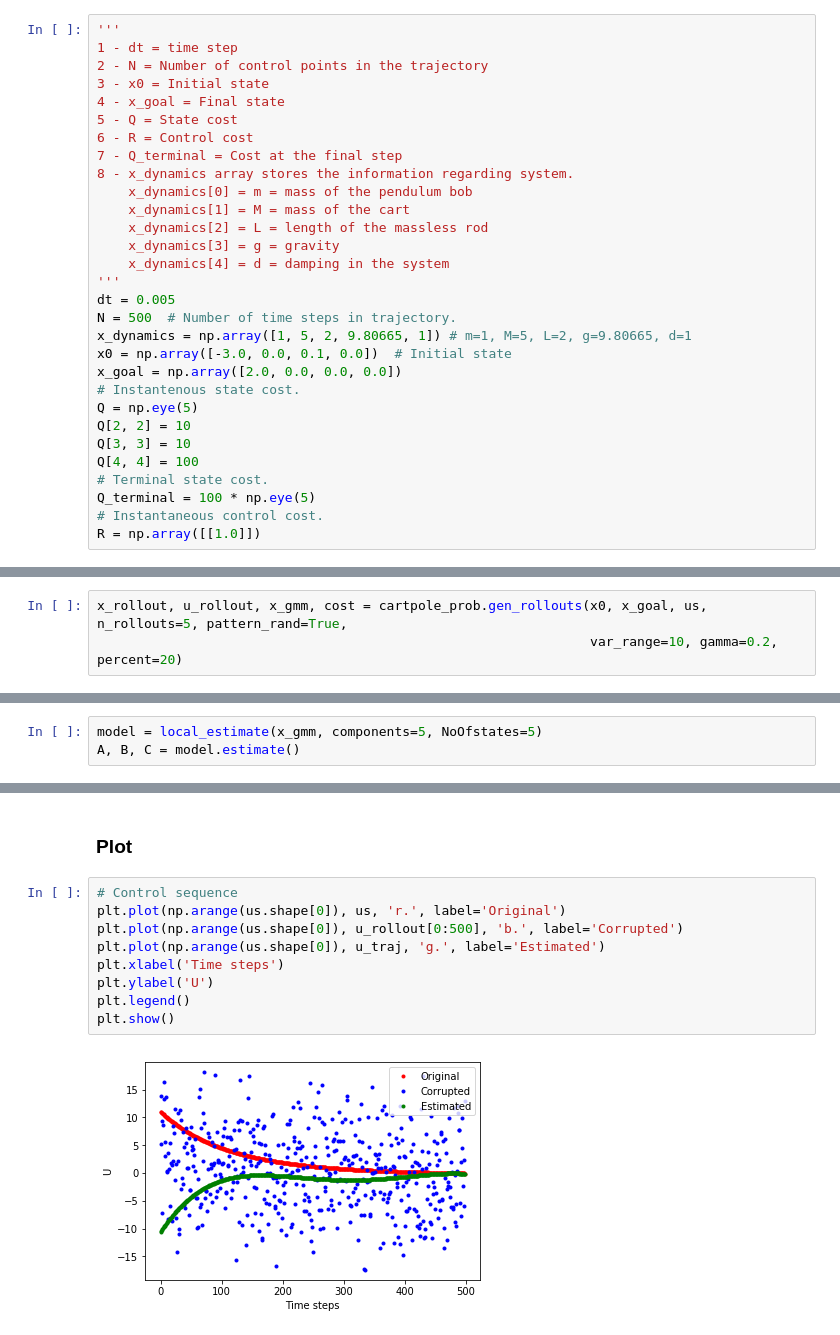
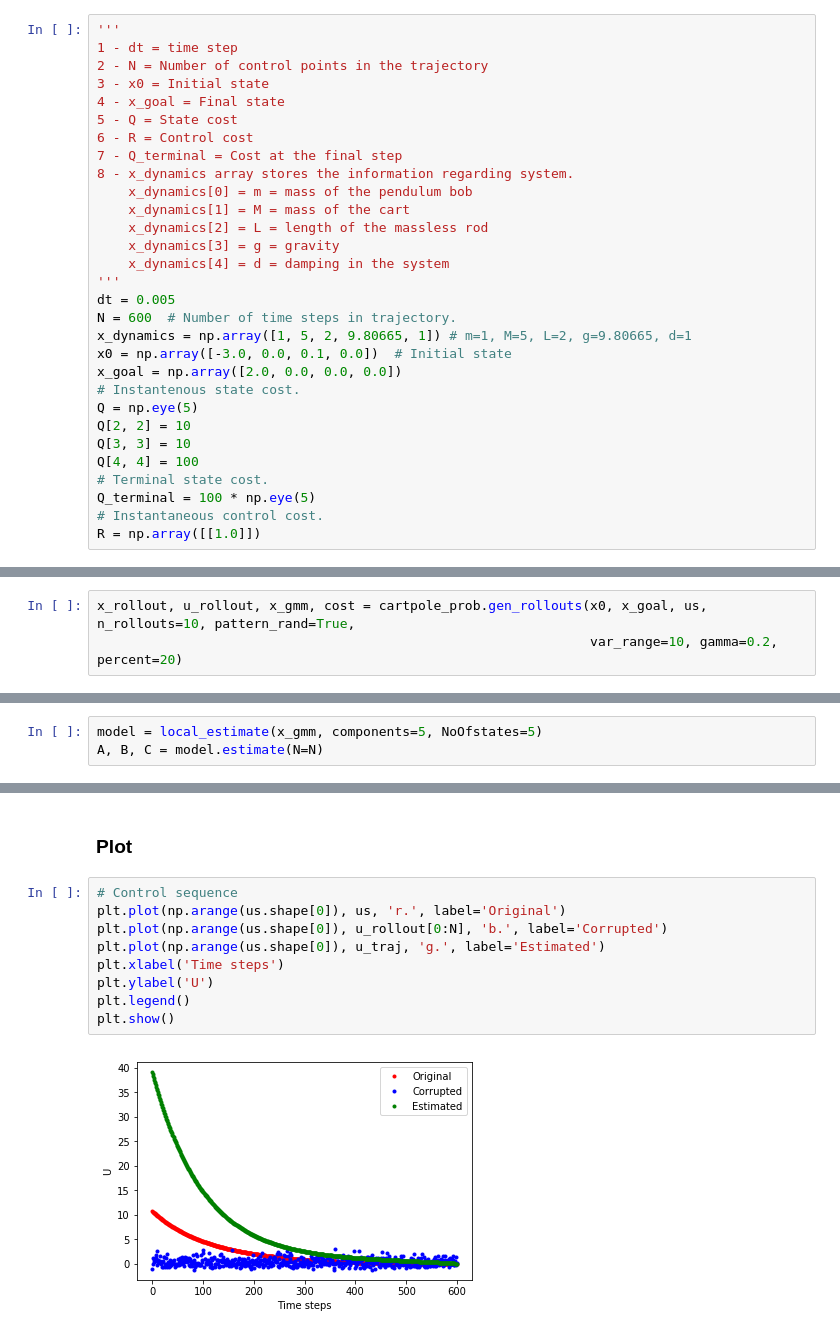
Before and after one commit to bvsk35/Hopping_Bot, a Jupyter notebook: TrajGenerator.ipynb, the cells around one changed output, grey strips where cells are left out. Saved outputs shown, nothing was run; the diff lists cells and outputs as text.

```diff
--- a/TrajGenerator.ipynb
+++ b/TrajGenerator.ipynb
@@ -26,7 +26,7 @@ from EstimateDynamics import local_estimate
     x_dynamics[4] = d = damping in the system
 '''
 dt = 0.005
-N = 500  # Number of time steps in trajectory.
+N = 600  # Number of time steps in trajectory.
 x_dynamics = np.array([1, 5, 2, 9.80665, 1]) # m=1, M=5, L=2, g=9.80665, d=1
 x0 = np.array([-3.0, 0.0, 0.1, 0.0])  # Initial state
 x_goal = np.array([2.0, 0.0, 0.0, 0.0])
@@ -72,14 +78,14 @@ Pattern controls how the control sequence will be modified after applying white
 
 If 'pattern_rand' is 'True' then we don't need to send the explicitly, it will chose one randomly for every rollout (default is 'False'). If you want to chose specific pattern then send it explicitly.
 # %%
-x_rollout, u_rollout, x_gmm, cost = cartpole_prob.gen_rollouts(x0, x_goal, us, n_rollouts=5, pattern_rand=True,
+x_rollout, u_rollout, x_gmm, cost = cartpole_prob.gen_rollouts(x0, x_goal, us, n_rollouts=10, pattern_rand=True,
                                                                var_range=10, gamma=0.2, percent=20)
 # %% [markdown]
 ### Local system dynamics/model estimate
 loca_estimate: function takes the states (arranged in a special format, [x(t), u(t), x(t+1)]), no. of gaussian mixtures and no.of states.
 # %%
 model = local_estimate(x_gmm, components=5, NoOfstates=5)
-A, B, C = model.estimate()
+A, B, C = model.estimate(N=N)
 # %% [markdown]
 ### iLQR on estimated model
 Here system dynamics is specified in a special way. We give the A, B, C matrices as input. These matrices comes from GMM and GPS theory. They are the mean/expected trajectory followed by the states which is represented by the mean & covariance (A, B, C) matrices of a Gaussian. Remaining all properties of the iLQR problem remains the same (cost, initial & goal state, time steps).
@@ -96,13 +111,13 @@ iteration 4 converged 23782.10679717477 [-3.26212252  1.62866507  0.02854645  0.
 # %%
 # Control sequence
 plt.plot(np.arange(us.shape[0]), us, 'r.', label='Original')
-plt.plot(np.arange(us.shape[0]), u_rollout[0:500], 'b.', label='Corrupted')
+plt.plot(np.arange(us.shape[0]), u_rollout[0:N], 'b.', label='Corrupted')
 plt.plot(np.arange(us.shape[0]), u_traj, 'g.', label='Estimated')
 plt.xlabel('Time steps')
 plt.ylabel('U')
 plt.legend()
 plt.show()
 # %% [output]
-[figure, old version]
+[figure, new version]
 # %%
 plt.plot(np.arange(xs.shape[0]), xs[:, 2], 'r.', label='Original')
```
Also changed, not shown: parts of 4 cells of this notebook, 1 other file.
